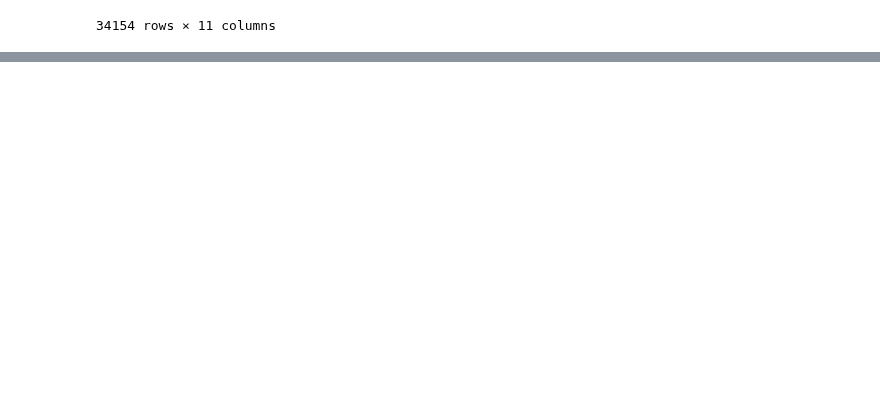
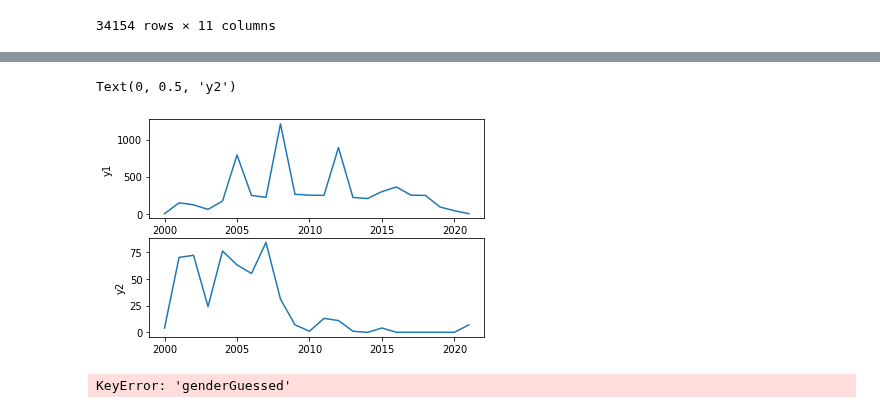
Before and after one commit to laurentfintoni/Net-Art-Rev, a Jupyter notebook: dataViz_Ctrials.ipynb, the cells around one changed output, grey strips where cells are left out. Saved outputs shown, nothing was run; the diff lists cells and outputs as text; code cells hidden in the pictures; blank space fills up the shorter version.

```diff
--- a/dataViz_Ctrials.ipynb
+++ b/dataViz_Ctrials.ipynb
@@ -255,0 +249,11 @@ text_rh
+# %%
+
+rhizome_male_artworks = rhz_artworks.loc[rhz_artworks['Gender'] == 'M']
+rhizome_male_artworks = rhizome_male_artworks['dateAcquired'].value_counts().rename_axis('Date Acquired').reset_index(name='Male Artists')
+rhizome_female_artworks = rhz_artworks.loc[rhz_artworks['Gender'] == 'F']
+rhizome_female_artworks = rhizome_female_artworks['dateAcquired'].value_counts().rename_axis('Date Acquired').reset_index(name='Female Artists')
+rhizome_gender_artworks = pd.merge(rhizome_male_artworks, rhizome_female_artworks, left_on='Date Acquired', right_on='Date Acquired')
+rhizome_gender_artworks = rhizome_gender_artworks.sort_values(by='Date Acquired')
+rhizome_gender_artworks = rhizome_gender_artworks.reset_index(drop=True)
+rhizome_gender_artworks = rhizome_gender_artworks.drop(index=0, axis=0)
+rhizome_gender_artworks
@@ -255,0 +329,47 @@ text_rh
+# %%
+#FEMALE ARTISTS ACQUISITION comparison across datasets, over time (date acquired)
+
+moma_new_gender_artworks_2 = moma_new_gender_artworks.drop('Male Artists', axis=1)
+moma_new_gender_artworks_2 = moma_new_gender_artworks_2[20:40]
+rhizome_gender_artworks_2 = rhizome_gender_artworks.drop('Male Artists', axis=1)
+female_acquired = pd.merge(moma_new_gender_artworks_2, rhizome_gender_artworks_2, on='Date Acquired', how='outer')
+female_acquired = female_acquired.fillna('0')
+female_acquired = female_acquired.astype(int)
+female_acquired = female_acquired.sort_values(by='Date Acquired')
+
+x = female_acquired['Date Acquired']
+y1 = female_acquired['Female Artists_x']
+y2 = female_acquired['Female Artists_y']
+f, axes = plt.subplots(2, 1)
+axes[0].plot(x, y1)
+axes[0].set_ylabel('y1')
+
+axes[1].plot(x, y2)
+axes[1].set_ylabel('y2')
+# %% [output]
+Text(0, 0.5, 'y2')
+[figure, added]
+# %%
+#cat variable (gender), across two dbs w/ sampling
+
+moma_genders = moma_artists['Gender']
+moma_artists_2 = moma_artists.sample(n=1301)
+rhz_artists_copy = rhz_artists.copy()
+real_gender = rhz_artists_copy['Gender']
+guessed_gender = rhz_artists_copy['genderGuessed']
+genders = [real_gender, guessed_gender]
+rhz_artists_copy['Gender_2'] = pd.concat(genders, axis=1)
+moma_artists['Source'] = 'MOMA'
+rhz_artists['Source'] = 'Rhizome'
+moma = moma_artists[['Gender', 'Source']]
+rhizome = rhz_artists[['Gender', 'Source']]
+frames = [moma, rhizome]
+combined = pd.concat(frames, axis=0)
+combined = combined.reset_index(drop=True)
+moma_artists_2['Source'] = 'MOMA'
+moma_2 = moma_artists_2[['Gender', 'Source']]
+frames_2 = [moma_2, rhizome]
+combined_2 = pd.concat(frames_2, axis=0)
+combined_2 = combined_2.reset_index(drop=True)
+# %% [output]
+KeyError: 'genderGuessed'
```
Also changed, not shown: parts of 29 cells of this notebook, 1 other file.
